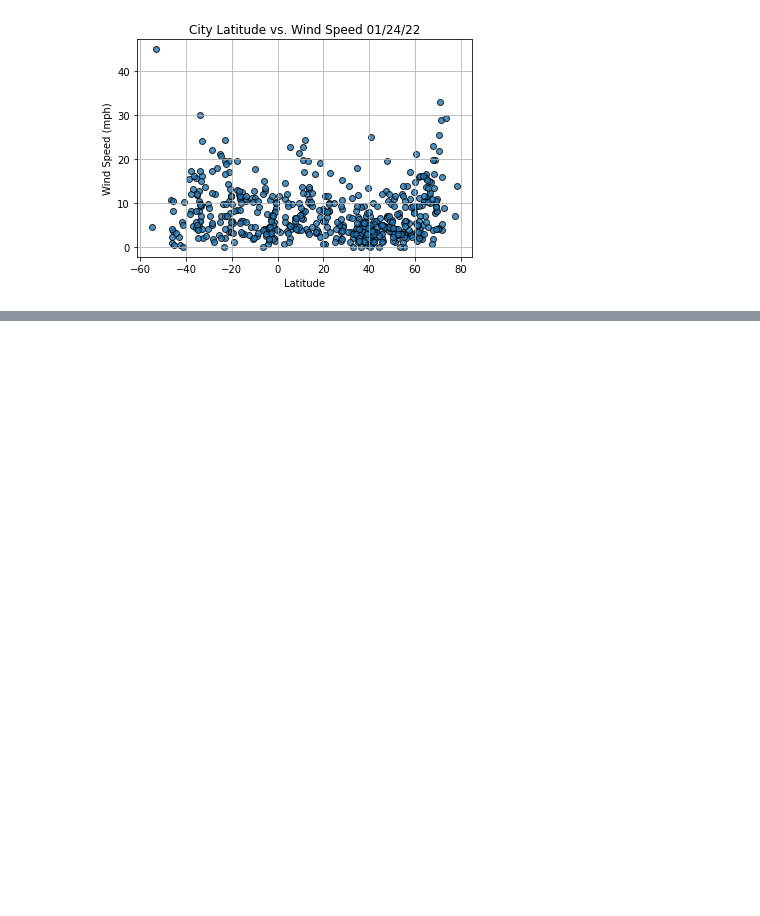
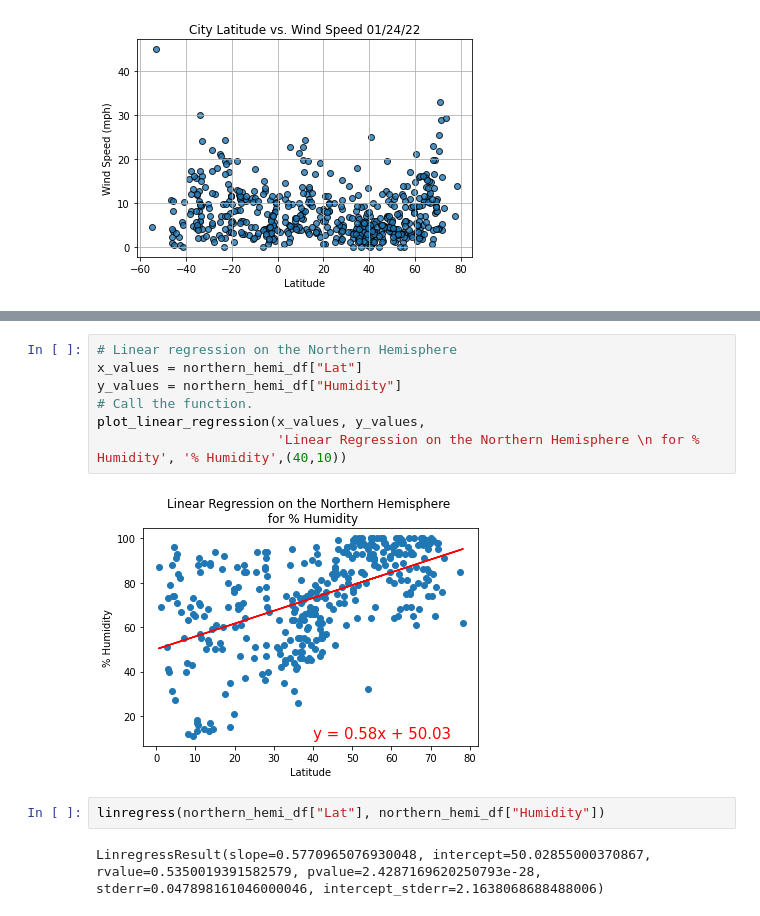
Before and after one commit to coxjack/World_Weather_Analysis, a Jupyter notebook: WeatherPy.ipynb, the cells around one changed output, grey strips where cells are left out. Cells and saved outputs as stored; diff of their text form; blank space fills up the shorter version.

```diff
--- a/WeatherPy.ipynb
+++ b/WeatherPy.ipynb
@@ -251,0 +314,13 @@ plt.show()
+# %%
+# Linear regression on the Northern Hemisphere
+x_values = northern_hemi_df["Lat"]
+y_values = northern_hemi_df["Humidity"]
+# Call the function.
+plot_linear_regression(x_values, y_values,
+                       'Linear Regression on the Northern Hemisphere \n for % Humidity', '% Humidity',(40,10))
+# %% [output]
+[figure, added]
+# %%
+linregress(northern_hemi_df["Lat"], northern_hemi_df["Humidity"])
+# %% [output]
+LinregressResult(slope=0.5770965076930048, intercept=50.02855000370867, rvalue=0.5350019391582579, pvalue=2.4287169620250793e-28, stderr=0.047898161046000046, intercept_stderr=2.1638068688488006)
```
Also changed, not shown: parts of 16 cells of this notebook, 2 other files.
